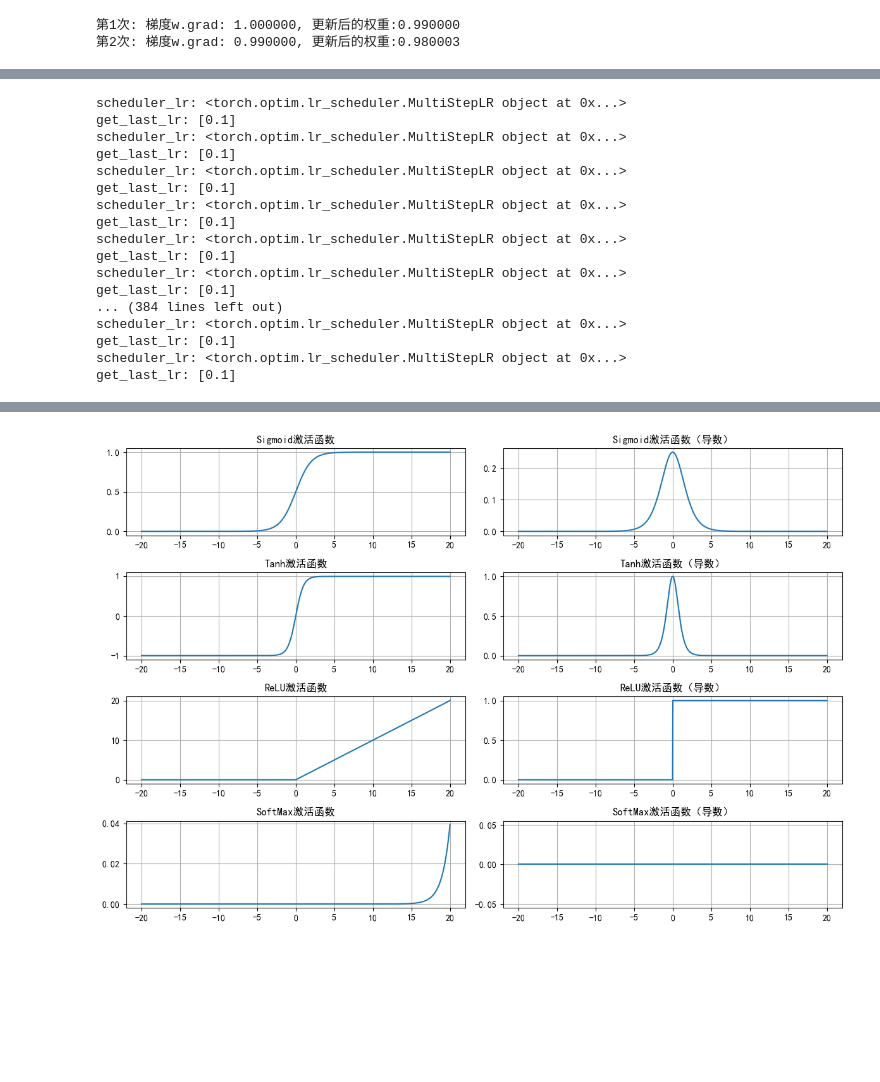
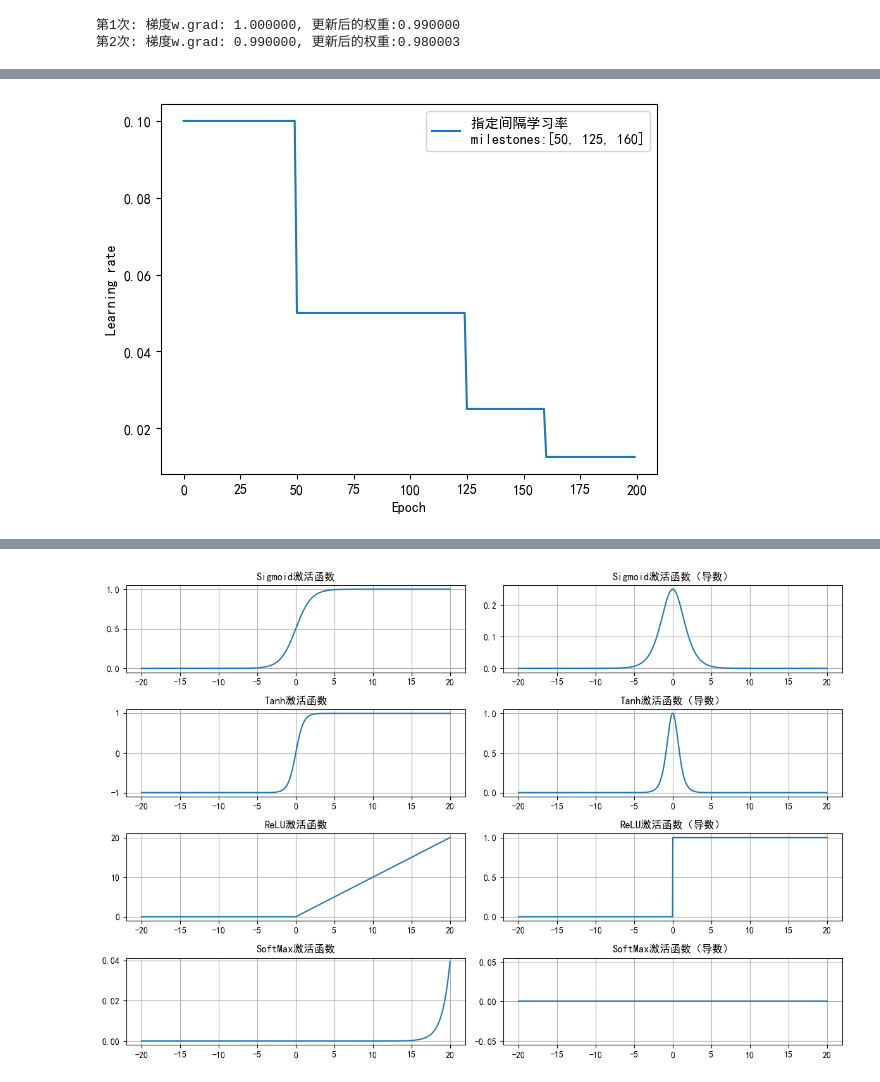
Before and after one commit to BrownSuagr/ai-lesson, a Jupyter notebook: STAGE-6 深度学习/3-神经网络基础.ipynb, the cells around one changed output, grey strips where cells are left out. Cells and saved outputs as stored; diff of their text form; code cells hidden in the pictures; blank space fills up the shorter version.

Commit message:
Deep Learning model training

```diff
--- a/STAGE-6 深度学习/3-神经网络基础.ipynb
+++ b/STAGE-6 深度学习/3-神经网络基础.ipynb
@@ -750,6 +818,11 @@ step_LR()
 import torch
 import torch.nn as nn
 from torch import optim
+import matplotlib.pyplot as plt
+
+# 指定字体路径
+plt.rcParams["font.sans-serif"] = ["SimHei"]
+plt.rcParams["axes.unicode_minus"] = False
 
 def specified_interval_learn_rate():
     '''
@@ -764,58 +837,48 @@ def specified_interval_learn_rate():
     # 设置目标值/真实值
     y_true = torch.tensor([0])
     # 设置输入
     x = torch.tensor([1.0])
     # 设置权重参数
     w = torch.tensor([1.0], requires_grad=True)
     # 设置优化器,使用随机梯度下降SGD
     optimizer = optim.SGD([w], lr=LR, momentum=0.9)
 
     # 设置调整时刻数
     milestones = [50, 125, 160]
     # 设置学习率下降策略
     '''
     参数说明：
     milestones：设置调整轮次
     gamma：设置调整系数
     调整方式：lr = lr * gamma
     '''
     scheduler_lr = optim.lr_scheduler.MultiStepLR(optimizer, milestones=milestones, gamma=0.5)
     # 定义学习率和批次集合
     lr_arr, epoch_arr = [], []
     for epoch in range(max_epoch):
         # 将当前学习率和批次数据保存进集合
         # print(lr_arr)
-        print('scheduler_lr:', scheduler_lr)
-        print('get_last_lr:', scheduler_lr.get_last_lr())
+        # print('scheduler_lr:', scheduler_lr)
+        # print('get_last_lr:', scheduler_lr.get_last_lr())
         lr_arr.append(scheduler_lr.get_last_lr())
         epoch_arr.append(epoch)
+        for i in range(iteration):
+            loss = (w * x - y_true) ** 2
+            # 防止梯度累加，梯度清零
+            optimizer.zero_grad()
+            # 反向传播
+            loss.backward()
+            # 更新参数
+            optimizer.step()
+        # 更新下一个epoch学习率
+        scheduler_lr.step()
 
-
-
-
-
-
-
-
-
-
+    plt.plot(epoch_arr, lr_arr, label="指定间隔学习率 \nmilestones:{}".format(milestones))
+    plt.xlabel('Epoch')
+    plt.ylabel('Learning rate')
+    plt.legend()
+    plt.show()
 
 specified_interval_learn_rate()
 # %% [output]
-scheduler_lr: <torch.optim.lr_scheduler.MultiStepLR object at 0x...>
-get_last_lr: [0.1]
-scheduler_lr: <torch.optim.lr_scheduler.MultiStepLR object at 0x...>
-get_last_lr: [0.1]
-scheduler_lr: <torch.optim.lr_scheduler.MultiStepLR object at 0x...>
-get_last_lr: [0.1]
-scheduler_lr: <torch.optim.lr_scheduler.MultiStepLR object at 0x...>
-get_last_lr: [0.1]
-scheduler_lr: <torch.optim.lr_scheduler.MultiStepLR object at 0x...>
-get_last_lr: [0.1]
-scheduler_lr: <torch.optim.lr_scheduler.MultiStepLR object at 0x...>
-get_last_lr: [0.1]
-... (384 lines left out)
-scheduler_lr: <torch.optim.lr_scheduler.MultiStepLR object at 0x...>
-get_last_lr: [0.1]
-scheduler_lr: <torch.optim.lr_scheduler.MultiStepLR object at 0x...>
-get_last_lr: [0.1]
+[figure, added]
```
Also changed, not shown: parts of 13 cells of this notebook, 4 other files.
